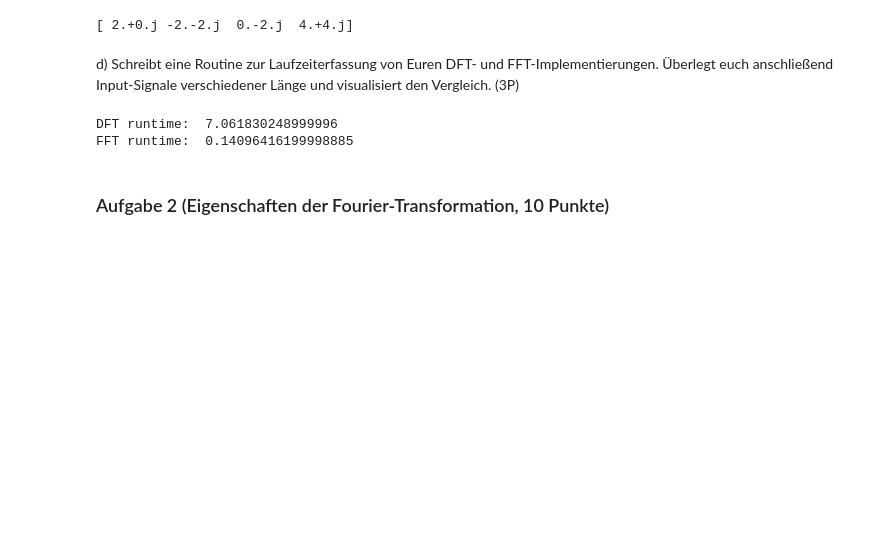
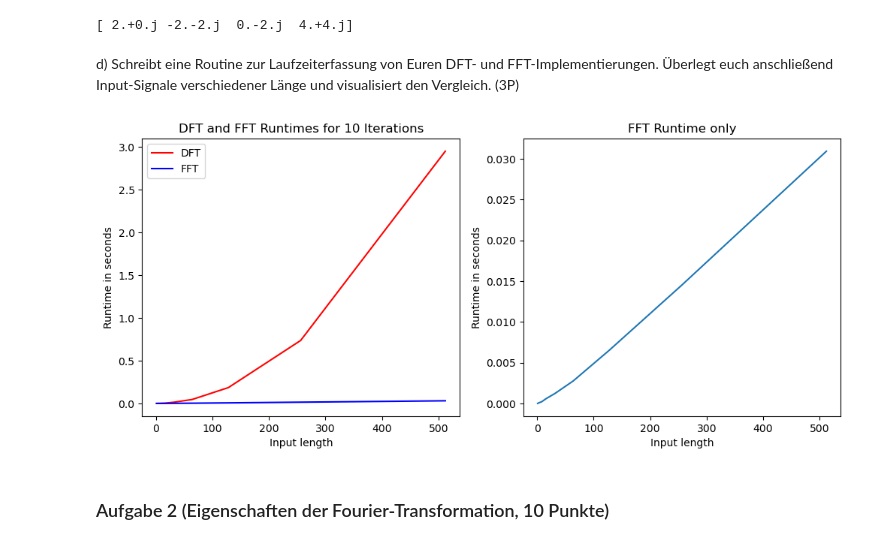
Before and after one commit to TimNogga/MedizinischeBildAnalyseBonn, a Jupyter notebook: mba-03/MBA_03.ipynb, the cells around one changed output. Cells and saved outputs as stored; diff of their text form; code cells hidden in the pictures; blank space fills up the shorter version.

```diff
--- a/mba-03/MBA_03.ipynb
+++ b/mba-03/MBA_03.ipynb
@@ -156,27 +159,47 @@ print(X)
 [ 2.+0.j -2.-2.j  0.-2.j  4.+4.j]
 # %% [markdown]
 d) Schreibt eine Routine zur Laufzeiterfassung von Euren DFT- und FFT-Implementierungen. Überlegt euch anschließend Input-Signale verschiedener Länge und visualisiert den Vergleich. (3P)
-# %%
-import timeit
-
-# Euer Code
-length = 2**8
-def measure_DFT_runtime():
-    x = np.random.rand(length) + 1j * np.random.rand(length)
-    DFT_1d(x)
-
-def measure_FFT_runtime():
-    x = np.random.rand(length) + 1j * np.random.rand(length)
-    FFT_1d(x)
-
-DFT_runtime = timeit.timeit(measure_DFT_runtime, number=100)
-print("DFT runtime: ", DFT_runtime)
-
-FFT_runtime = timeit.timeit(measure_FFT_runtime, number=100)
-print("FFT runtime: ", FFT_runtime)
-# %% [output]
-DFT runtime:  7.061830248999996
-FFT runtime:  0.14096416199998885
+# %%
+import timeit
+
+n = 10
+k = 10
+
+lengths = [2**i for i in range(0, n)]
+dft_times = []
+fft_times = []
+
+for l in lengths:
+	input = np.random.rand(l) + 1.j * np.random.rand(l)
+
+	def measure_dft():
+		DFT_1d(input)
+
+	def measure_fft():
+		FFT_1d(input)
+
+	dft_times.append(timeit.timeit(measure_dft, number=k))
+	fft_times.append(timeit.timeit(measure_fft, number=k))
+
+fig, axes = plt.subplots(1, 2)
+
+fig.set_figwidth(12)
+
+axes[0].plot(lengths, dft_times, color='r', label="DFT")
+axes[0].plot(lengths, fft_times, color='b', label="FFT")
+axes[0].set_title(f"DFT and FFT Runtimes for {k} Iterations")
+axes[0].set_xlabel("Input length")
+axes[0].set_ylabel("Runtime in seconds")
+axes[0].legend()
+
+axes[1].plot(lengths, fft_times)
+axes[1].set_title("FFT Runtime only")
+axes[1].set_xlabel("Input length")
+axes[1].set_ylabel("Runtime in seconds")
+
+plt.show()
+# %% [output]
+[figure, added]
 # %% [markdown]
 ### Aufgabe 2 (Eigenschaften der Fourier-Transformation, 10 Punkte)
 
```
Also changed, not shown: parts of 8 cells of this notebook.
